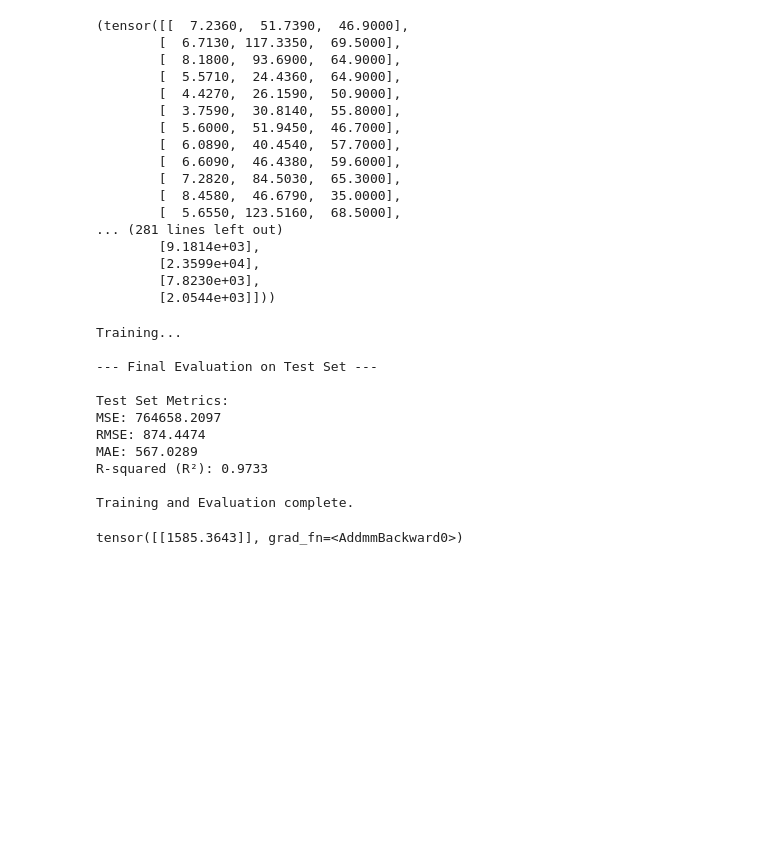
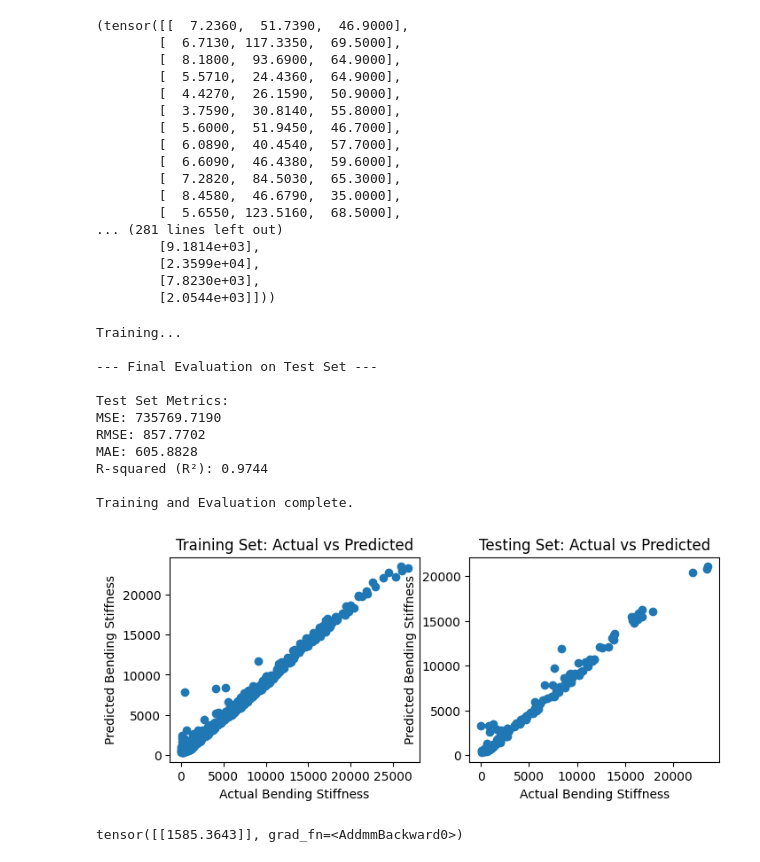
Before and after one commit to MMenser/CMEC_SandwichPanel, a Jupyter notebook: Models/MLP/Parameters_To_Stiffness/Pytorch_MLP.ipynb, the cells around one changed output. Cells and saved outputs as stored; diff of their text form; code cells hidden in the pictures; blank space fills up the shorter version.

```diff
--- a/Models/MLP/Parameters_To_Stiffness/Pytorch_MLP.ipynb
+++ b/Models/MLP/Parameters_To_Stiffness/Pytorch_MLP.ipynb
@@ -16,7 +16,7 @@ TEST_SIZE = 0.2
 RANDOM_STATE = 42
 device = "cpu"
 # %%
-df = pd.read_csv(r'C:\Users\mason\Work\CMEC_SandwichPanel\Models\MLP\processed_bending_stiffness.csv')
+df = pd.read_csv(r'../processed_bending_stiffness.csv')
 
 # Remove duplicates
 initial_count = len(df)
@@ -211,12 +211,33 @@ Training...
 --- Final Evaluation on Test Set ---
 
 Test Set Metrics:
-MSE: 764658.2097
-RMSE: 874.4474
-MAE: 567.0289
-R-squared (R²): 0.9733
+MSE: 735769.7190
+RMSE: 857.7702
+MAE: 605.8828
+R-squared (R²): 0.9744
 
 Training and Evaluation complete.
+# %%
+
+array_y_train_pred = model(X_train_tensor).detach().numpy()
+array_y_train = y_train_tensor.detach().numpy()
+from matplotlib import pyplot
+pyplot.figure(figsize=(8, 3))
+pyplot.subplot(1, 2, 1)
+pyplot.plot(array_y_train, array_y_train_pred, 'o')
+pyplot.xlabel('Actual Bending Stiffness')
+pyplot.ylabel('Predicted Bending Stiffness')
+pyplot.title('Training Set: Actual vs Predicted')
+pyplot.subplot(1, 2, 2)
+array_y_test_pred = model(X_test_tensor).detach().numpy()
+array_y_test = y_test_tensor.detach().numpy()
+pyplot.plot(array_y_test, array_y_test_pred, 'o')
+pyplot.xlabel('Actual Bending Stiffness')
+pyplot.ylabel('Predicted Bending Stiffness')
+pyplot.title('Testing Set: Actual vs Predicted')
+pyplot.show()
+# %% [output]
+[figure, added]
 # %%
 print(model(torch.tensor([[3.5, 50, 60]], dtype=torch.float32)))  # Example bending stiffness input
 # %% [output]
```
Also changed, not shown: parts of 1 cell of this notebook, 1 other file.
